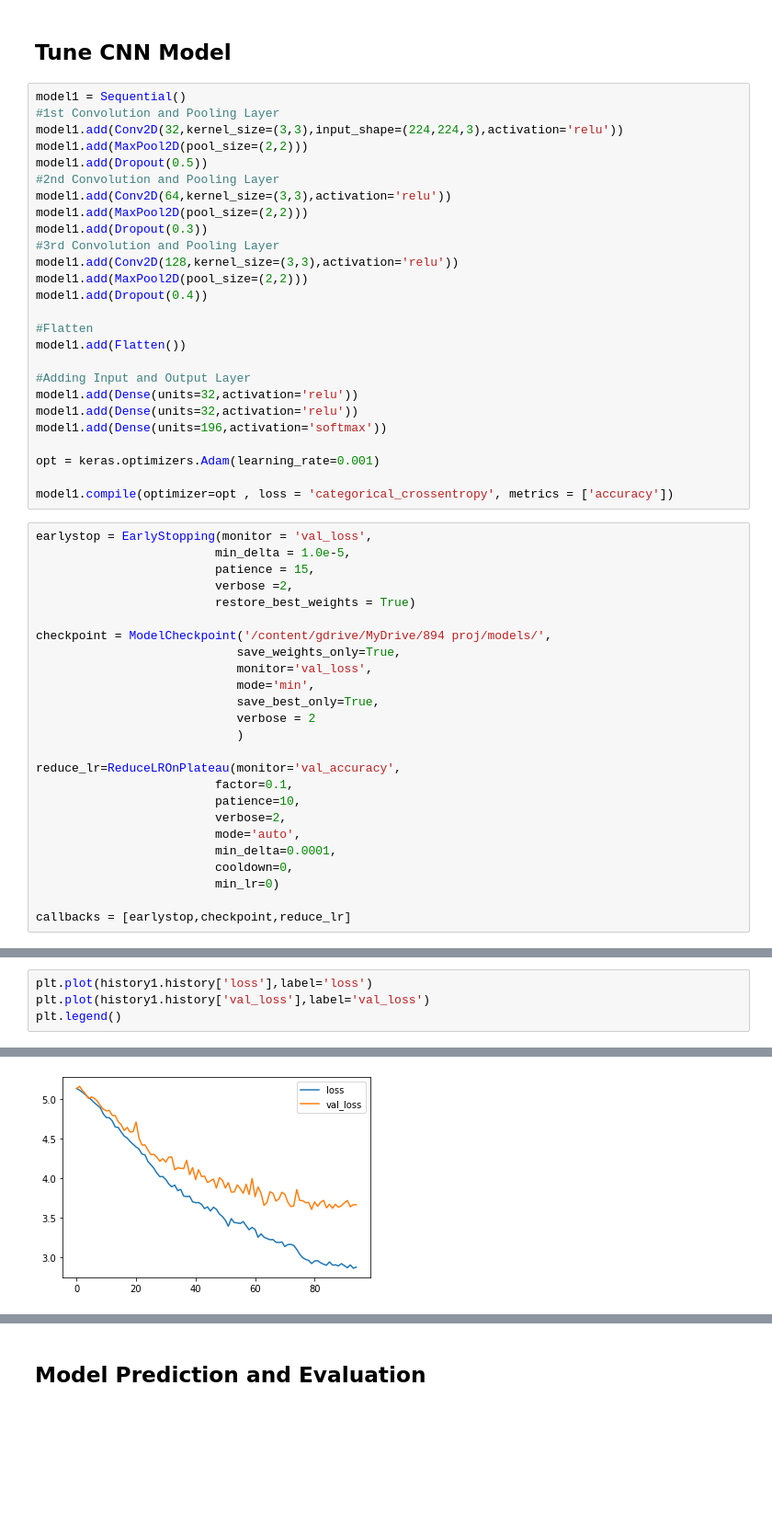
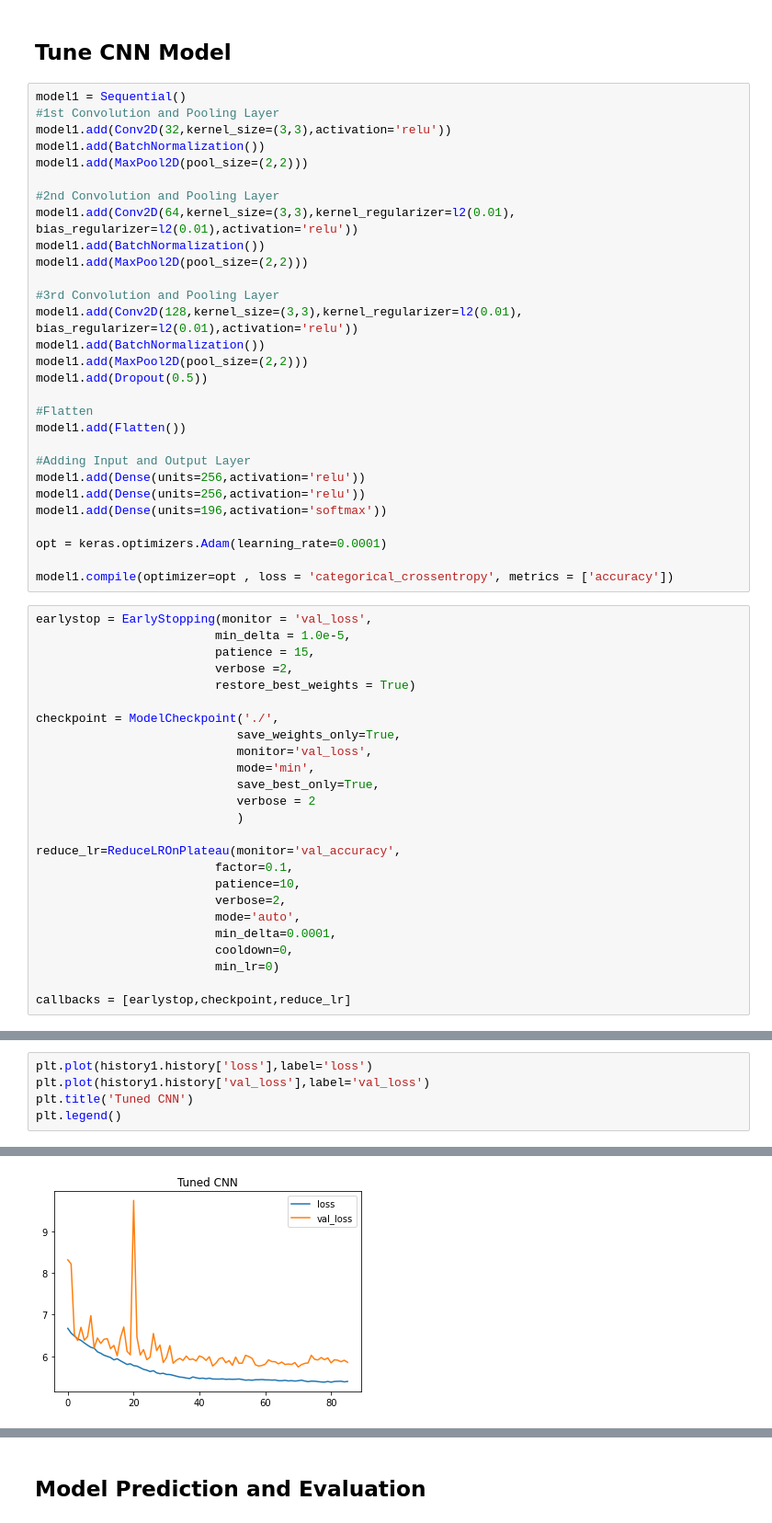
Before and after one commit to teamsimcoemmai/mmai894, a Jupyter notebook: Final Project/CNN_Model.ipynb, the cells around one changed output, grey strips where cells are left out. Shown at 92% size. Drawn from its saved outputs; the diff is of its cells as text; blank space fills up the shorter version.

Commit message:
update CNN model path

```diff
--- a/Final Project/CNN_Model.ipynb
+++ b/Final Project/CNN_Model.ipynb
@@ -140,27 +144,30 @@ plt.legend()
 # %%
 model1 = Sequential()
 #1st Convolution and Pooling Layer
-model1.add(Conv2D(32,kernel_size=(3,3),input_shape=(224,224,3),activation='relu'))
+model1.add(Conv2D(32,kernel_size=(3,3),activation='relu'))
+model1.add(BatchNormalization())
+model1.add(MaxPool2D(pool_size=(2,2)))
+
+#2nd Convolution and Pooling Layer
+model1.add(Conv2D(64,kernel_size=(3,3),kernel_regularizer=l2(0.01), bias_regularizer=l2(0.01),activation='relu'))
+model1.add(BatchNormalization())
+model1.add(MaxPool2D(pool_size=(2,2)))
+
+#3rd Convolution and Pooling Layer
+model1.add(Conv2D(128,kernel_size=(3,3),kernel_regularizer=l2(0.01), bias_regularizer=l2(0.01),activation='relu'))
+model1.add(BatchNormalization())
 model1.add(MaxPool2D(pool_size=(2,2)))
 model1.add(Dropout(0.5))
-#2nd Convolution and Pooling Layer
-model1.add(Conv2D(64,kernel_size=(3,3),activation='relu'))
-model1.add(MaxPool2D(pool_size=(2,2)))
-model1.add(Dropout(0.3))
-#3rd Convolution and Pooling Layer
-model1.add(Conv2D(128,kernel_size=(3,3),activation='relu'))
-model1.add(MaxPool2D(pool_size=(2,2)))
-model1.add(Dropout(0.4))
 
 #Flatten
 model1.add(Flatten())
 
 #Adding Input and Output Layer
-model1.add(Dense(units=32,activation='relu'))
-model1.add(Dense(units=32,activation='relu'))
+model1.add(Dense(units=256,activation='relu'))
+model1.add(Dense(units=256,activation='relu'))
 model1.add(Dense(units=196,activation='softmax'))
 
-opt = keras.optimizers.Adam(learning_rate=0.001)
+opt = keras.optimizers.Adam(learning_rate=0.0001)
 
 model1.compile(optimizer=opt , loss = 'categorical_crossentropy', metrics = ['accuracy'])
 # %%
@@ -170,7 +177,7 @@ earlystop = EarlyStopping(monitor = 'val_loss',
                          verbose =2,
                          restore_best_weights = True)
 
-checkpoint = ModelCheckpoint('/content/gdrive/MyDrive/894 proj/models/',
+checkpoint = ModelCheckpoint('./',
                             save_weights_only=True,
                             monitor='val_loss',
                             mode='min',
@@ -217,7 +228,8 @@ Epoch 00095: early stopping
 # %%
 plt.plot(history1.history['loss'],label='loss')
 plt.plot(history1.history['val_loss'],label='val_loss')
+plt.title('Tuned CNN')
 plt.legend()
 # %% [output]
 <matplotlib.legend.Legend at 0x...>
-[figure, old version]
+[figure, new version]
```
Also changed, not shown: parts of 17 cells of this notebook.
